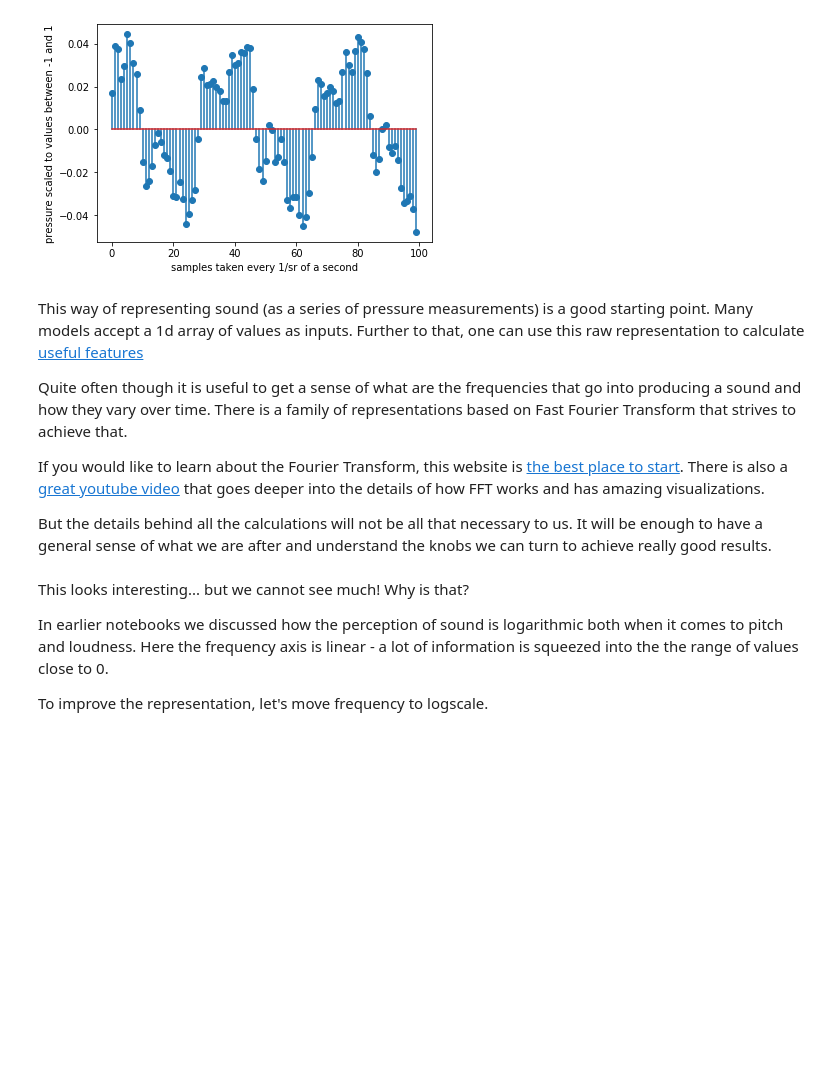
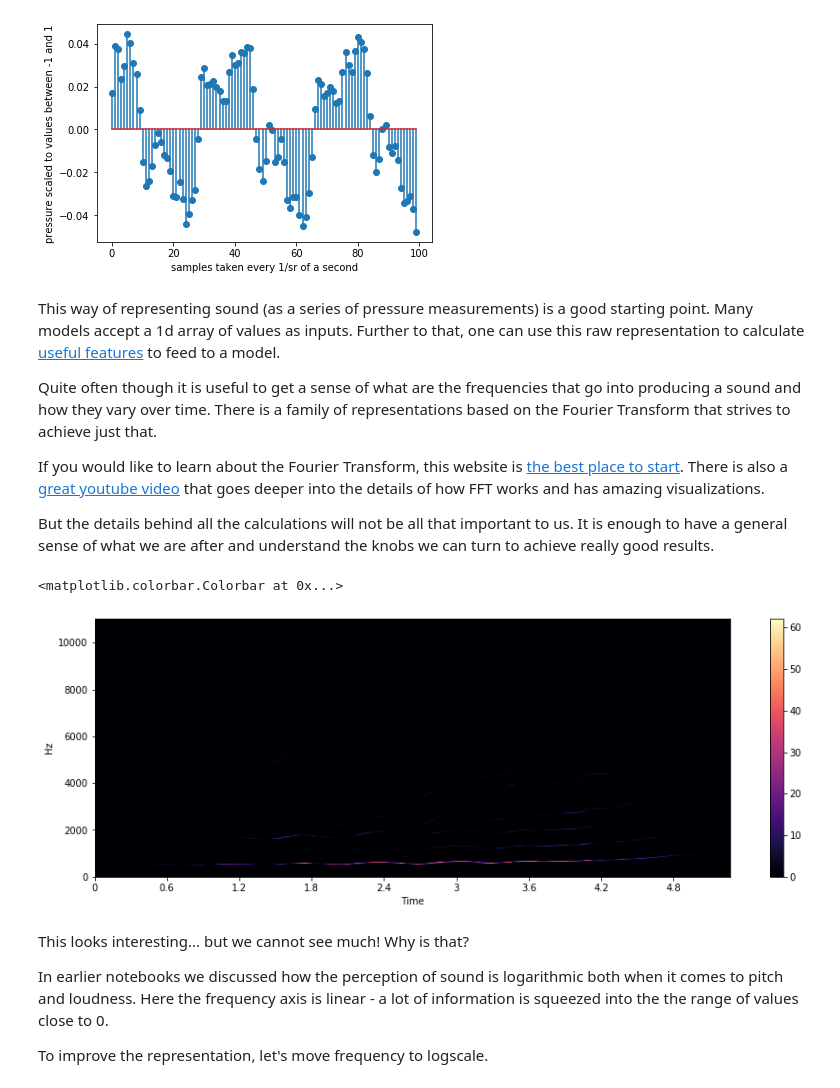
Before and after one commit to earthspecies/intro-to-DSP-with-python, a Jupyter notebook: 04_How_to_visualize_sound?.ipynb, the cells around one changed output. Cells and saved outputs as stored; diff of their text form; code cells hidden in the pictures; blank space fills up the shorter version.

```diff
--- a/04_Visualizing_sound.ipynb
+++ b/04_How_to_visualize_sound?.ipynb
@@ -31,17 +31,24 @@ plt.xlabel('samples taken every 1/sr of a second')
 Text(0.5, 0, 'samples taken every 1/sr of a second')
 [figure]
 # %% [markdown]
-This way of representing sound (as a series of pressure measurements) is a good starting point. Many models accept a 1d array of values as inputs. Further to that, one can use this raw representation to calculate [useful features](https://musicinformationretrieval.com/index.html#Signal-Analysis-and-Feature-Extraction)
+This way of representing sound (as a series of pressure measurements) is a good starting point. Many models accept a 1d array of values as inputs. Further to that, one can use this raw representation to calculate [useful features](https://musicinformationretrieval.com/index.html#Signal-Analysis-and-Feature-Extraction) to feed to a model.
 
-Quite often though it is useful to get a sense of what are the frequencies that go into producing a sound and how they vary over time. There is a family of representations based on Fast Fourier Transform that strives to achieve that.
+Quite often though it is useful to get a sense of what are the frequencies that go into producing a sound and how they vary over time. There is a family of representations based on the Fourier Transform that strives to achieve just that.
 
 If you would like to learn about the Fourier Transform, this website is [the best place to start](https://jackschaedler.github.io/circles-sines-signals/part3.html). There is also a [great youtube video](https://www.youtube.com/watch?v=spUNpyF58BY) that goes deeper into the details of how FFT works and has amazing visualizations.
 
-But the details behind all the calculations will not be all that necessary to us. It will be enough to have a general sense of what we are after and understand the knobs we can turn to achieve really good results.
+But the details behind all the calculations will not be all that important to us. It is enough to have a general sense of what we are after and understand the knobs we can turn to achieve really good results.
 # %%
 hop_length = 512
 n_fft = 2048
 S = librosa.stft(x, n_fft=n_fft, hop_length=hop_length)
+
+plt.figure(figsize=(15, 5))
+librosa.display.specshow(S, sr=sr, x_axis='time', y_axis='linear')
+plt.colorbar()
+# %% [output]
+<matplotlib.colorbar.Colorbar at 0x...>
+[figure, added]
 # %% [markdown]
 This looks interesting... but we cannot see much! Why is that?
 
```
Also changed, not shown: parts of 5 cells of this notebook.
